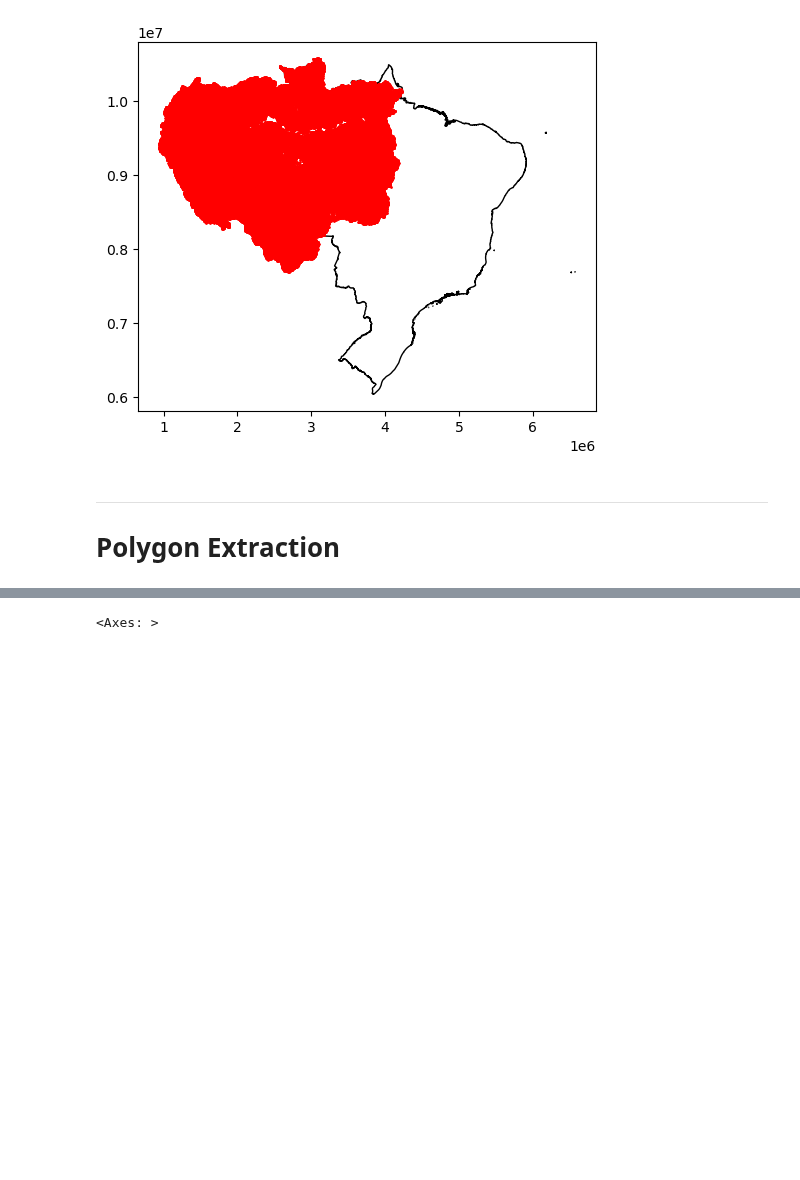
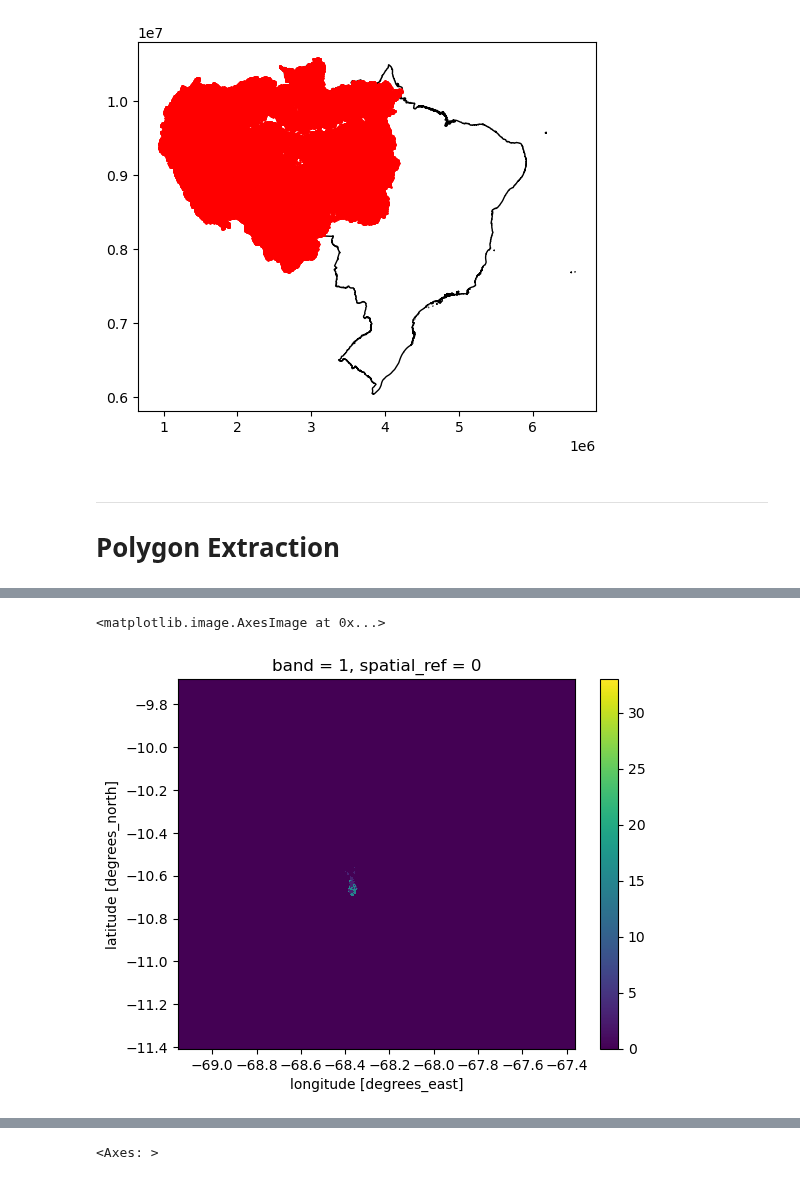
Before and after one commit to felixschulz385/Masterthesis, a Jupyter notebook: code/experiments/final_experiments.ipynb, the cells around one changed output, grey strips where cells are left out. Cells and saved outputs as stored; diff of their text form; code cells hidden in the pictures; blank space fills up the shorter version.

```diff
--- a/code/experiments/final_experiments.ipynb
+++ b/code/experiments/final_experiments.ipynb
@@ -437,0 +228,3 @@ year = 1991
+# %%
+grid_id = 525
+indices = extracted_drainage_polygons.loc[grid_id].index
@@ -442,7 +278,0 @@ lc_t_1 = rxr.open_rasterio(f"/pfs/work7/workspace/scratch/tu_zxobe27-master_thes
-# %%
-# get extracted drainage polygons
-polygons = pd.concat(pickle.load(open("/pfs/work7/workspace/scratch/tu_zxobe27-master_thesis/data/drainage/temp_extracted_grid_cells/254.pkl", "rb"))).reset_index(drop=True)
-
-# clip land cover data
-lc_t_subset = lc_t.rio.clip_box(*expand_bounds(polygons.total_bounds))
-lc_t_1_subset = lc_t_1.rio.clip_box(*expand_bounds(polygons.total_bounds))
@@ -448,0 +349,7 @@ lc_t_1_subset = lc_t_1.rio.clip_box(*expand_bounds(polygons.total_bounds))
+# %%
+polygons_raster = [rasterize_polygon(x, lc_t_subset.shape) for x in list(zip(polygons.geometry, polygons.index))]
+# %%
+xr.DataArray(lc_t_subset * polygons_raster[500].todense()).plot.imshow()
+# %% [output]
+<matplotlib.image.AxesImage at 0x...>
+[figure, added]
```
Also changed, not shown: parts of 68 cells of this notebook, 7 other files.
